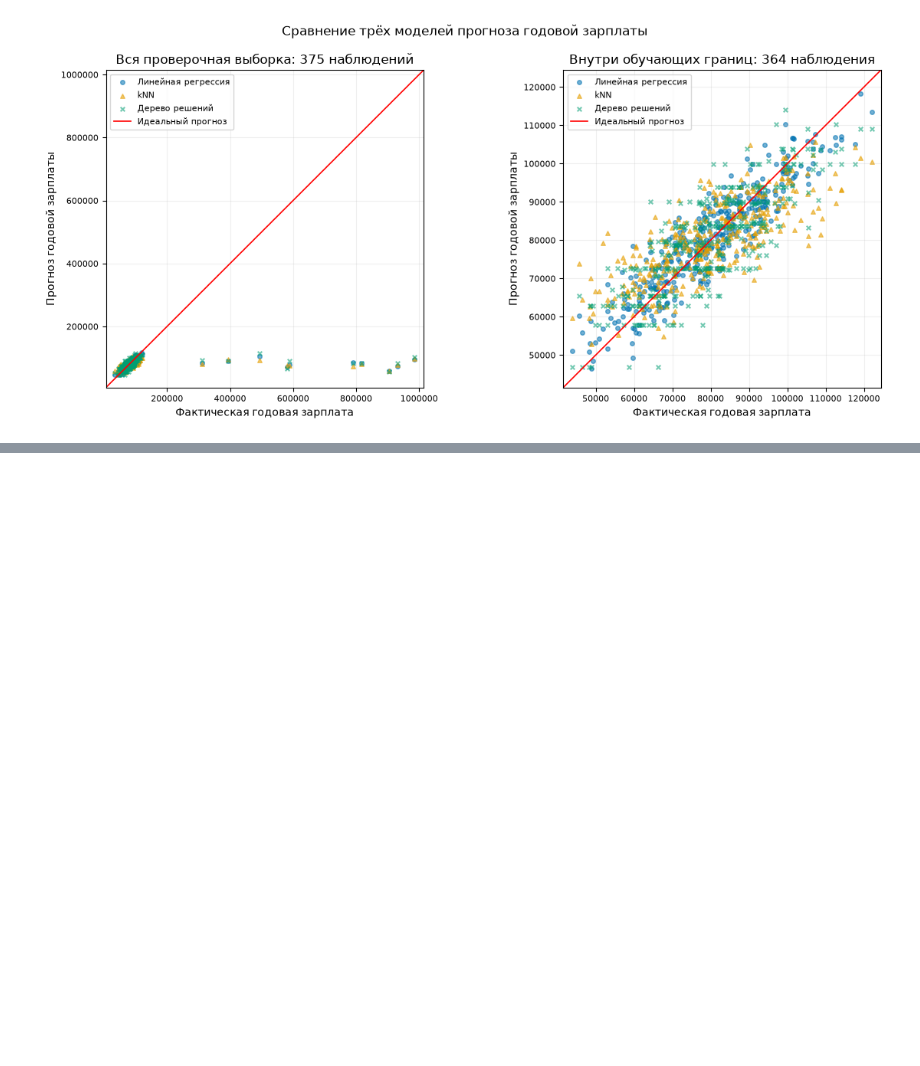
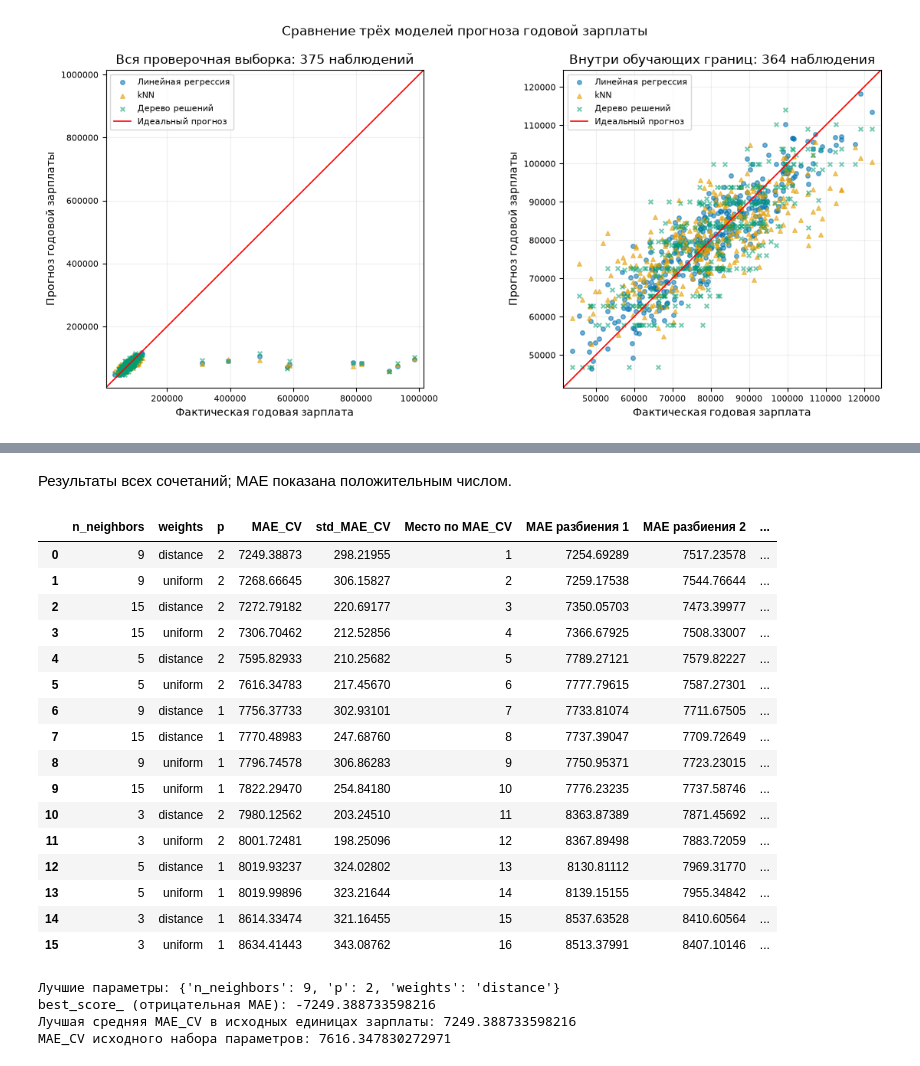
Before and after one commit to StasWW/data-analysis-lab3, a Jupyter notebook: ЛР3_Жойд_8.ipynb, the cells around one changed output, grey strips where cells are left out. Cells and saved outputs as stored; diff of their text form; code cells hidden in the pictures; blank space fills up the shorter version.

```diff
--- a/ЛР3_Жойд_8.ipynb
+++ b/ЛР3_Жойд_8.ipynb
@@ -759,0 +843,65 @@ plt.show()
+# %%
+task5_cv_results = pd.DataFrame(task5_search.cv_results_)
+task5_search_results = pd.DataFrame({
+    'n_neighbors': task5_cv_results['param_regressor__model__n_neighbors'],
+    'weights': task5_cv_results['param_regressor__model__weights'],
+    'p': task5_cv_results['param_regressor__model__p'],
+    'MAE_CV': -task5_cv_results['mean_test_score'],
+    'std_MAE_CV': task5_cv_results['std_test_score'],
+    'Место по MAE_CV': task5_cv_results['rank_test_score']
+})
+
+for task5_fold in range(task5_cv.n_splits):
+    task5_search_results[f'MAE разбиения {task5_fold + 1}'] = (
+        -task5_cv_results[f'split{task5_fold}_test_score']
+    )
+
+task5_search_results = task5_search_results.sort_values(
+    ['Место по MAE_CV', 'n_neighbors', 'weights', 'p']
+).reset_index(drop=True)
+
+display(Markdown('Результаты всех сочетаний; MAE показана положительным числом.'))
+with pd.option_context('display.max_rows', None, 'display.max_columns', None):
+    display(task5_search_results)
+
+task5_best_params = {
+    key.removeprefix('regressor__model__'): value
+    for key, value in task5_search.best_params_.items()
+}
+task5_best_mae_cv = -task5_search.best_score_
+task5_baseline_cv_mask = (
+    task5_search_results['n_neighbors'].eq(5)
+    & task5_search_results['weights'].eq('uniform')
+    & task5_search_results['p'].eq(2)
+)
+task5_baseline_mae_cv = task5_search_results.loc[
+    task5_baseline_cv_mask, 'MAE_CV'
+].iloc[0]
+
+print('Лучшие параметры:', task5_best_params)
+print('best_score_ (отрицательная MAE):', task5_search.best_score_)
+print('Лучшая средняя MAE_CV в исходных единицах зарплаты:', task5_best_mae_cv)
+print('MAE_CV исходного набора параметров:', task5_baseline_mae_cv)
+# %% [output]
+Результаты всех сочетаний; MAE показана положительным числом.
+|  | n_neighbors | weights | p | MAE_CV | std_MAE_CV | Место по MAE_CV | MAE разбиения 1 | MAE разбиения 2 | ... |
+| 0 | 9 | distance | 2 | 7249.38873 | 298.21955 | 1 | 7254.69289 | 7517.23578 | ... |
+| 1 | 9 | uniform | 2 | 7268.66645 | 306.15827 | 2 | 7259.17538 | 7544.76644 | ... |
+| 2 | 15 | distance | 2 | 7272.79182 | 220.69177 | 3 | 7350.05703 | 7473.39977 | ... |
+| 3 | 15 | uniform | 2 | 7306.70462 | 212.52856 | 4 | 7366.67925 | 7508.33007 | ... |
+| 4 | 5 | distance | 2 | 7595.82933 | 210.25682 | 5 | 7789.27121 | 7579.82227 | ... |
+| 5 | 5 | uniform | 2 | 7616.34783 | 217.45670 | 6 | 7777.79615 | 7587.27301 | ... |
+| 6 | 9 | distance | 1 | 7756.37733 | 302.93101 | 7 | 7733.81074 | 7711.67505 | ... |
+| 7 | 15 | distance | 1 | 7770.48983 | 247.68760 | 8 | 7737.39047 | 7709.72649 | ... |
+| 8 | 9 | uniform | 1 | 7796.74578 | 306.86283 | 9 | 7750.95371 | 7723.23015 | ... |
+| 9 | 15 | uniform | 1 | 7822.29470 | 254.84180 | 10 | 7776.23235 | 7737.58746 | ... |
+| 10 | 3 | distance | 2 | 7980.12562 | 203.24510 | 11 | 8363.87389 | 7871.45692 | ... |
+| 11 | 3 | uniform | 2 | 8001.72481 | 198.25096 | 12 | 8367.89498 | 7883.72059 | ... |
+| 12 | 5 | distance | 1 | 8019.93237 | 324.02802 | 13 | 8130.81112 | 7969.31770 | ... |
+| 13 | 5 | uniform | 1 | 8019.99896 | 323.21644 | 14 | 8139.15155 | 7955.34842 | ... |
+| 14 | 3 | distance | 1 | 8614.33474 | 321.16455 | 15 | 8537.63528 | 8410.60564 | ... |
+| 15 | 3 | uniform | 1 | 8634.41443 | 343.08762 | 16 | 8513.37991 | 8407.10146 | ... |
+Лучшие параметры: {'n_neighbors': 9, 'p': 2, 'weights': 'distance'}
+best_score_ (отрицательная MAE): -7249.388733598216
+Лучшая средняя MAE_CV в исходных единицах зарплаты: 7249.388733598216
+MAE_CV исходного набора параметров: 7616.347830272971
```
Also changed, not shown: parts of 5 cells of this notebook.
